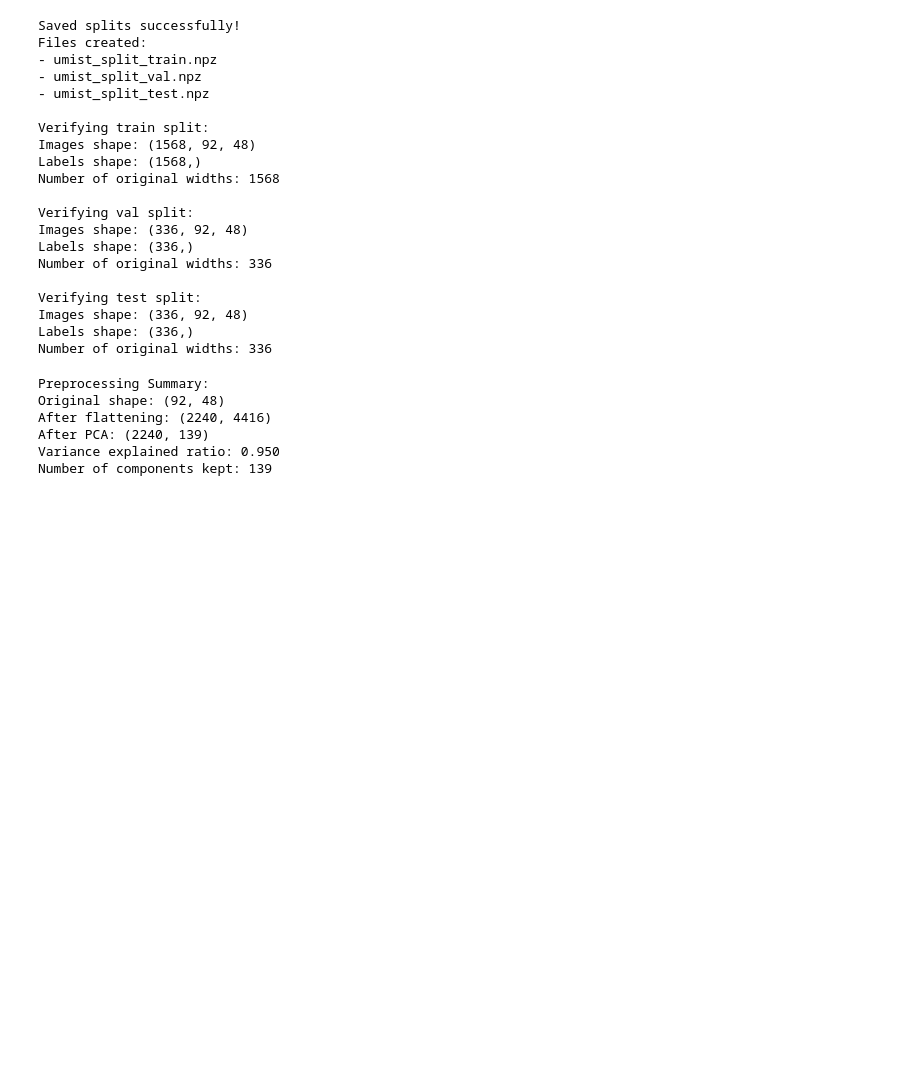
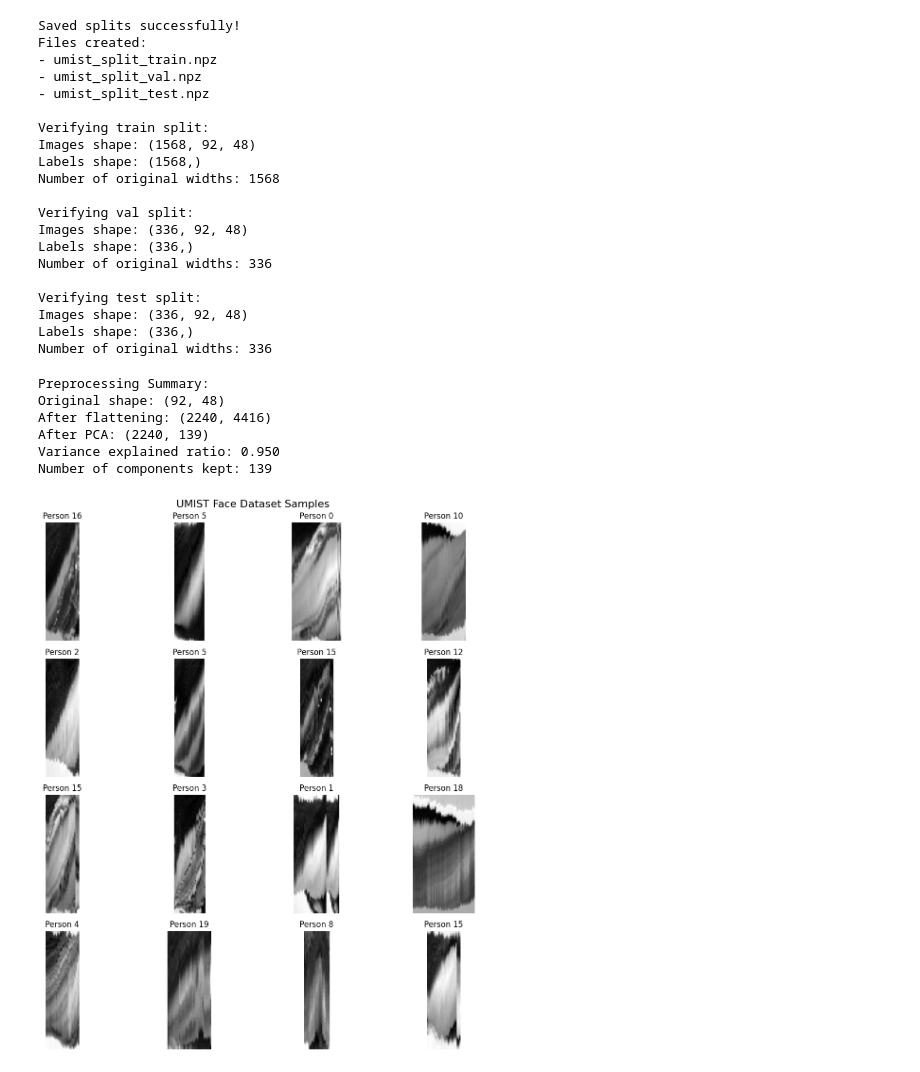
Before and after one commit to SaturnWave/COMP_257_PROJECT, a Jupyter notebook: main.ipynb, the cells around one changed output. Cells and saved outputs as stored; diff of their text form; code cells hidden in the pictures; blank space fills up the shorter version.

Commit message:
Added Images

```diff
--- a/main.ipynb
+++ b/main.ipynb
@@ -201,3 +201,37 @@ After flattening: (2240, 4416)
 After PCA: (2240, 139)
 Variance explained ratio: 0.950
 Number of components kept: 139
+# %%
+import matplotlib.pyplot as plt
+import scipy.io
+import numpy as np
+
+# Load the UMIST dataset
+mat_data = scipy.io.loadmat('umist_cropped.mat')
+facedat = mat_data['facedat'][0]
+
+# Create a figure with 4x4 subplots
+fig, axes = plt.subplots(4, 4, figsize=(12, 12))
+fig.suptitle('UMIST Face Dataset Samples', fontsize=16)
+
+# Flatten axes for easier iteration
+axes = axes.ravel()
+
+# Plot 16 random images
+for idx in range(16):
+    # Select random person and image
+    person_idx = np.random.randint(0, len(facedat))
+    person_images = facedat[person_idx]
+    if len(person_images) > 0:
+        img_idx = np.random.randint(0, len(person_images))
+        img = person_images[img_idx]
+
+        # Display image
+        axes[idx].imshow(img, cmap='gray')
+        axes[idx].axis('off')
+        axes[idx].set_title(f'Person {person_idx}')
+
+plt.tight_layout()
+plt.show()
+# %% [output]
+[figure, added]
```
